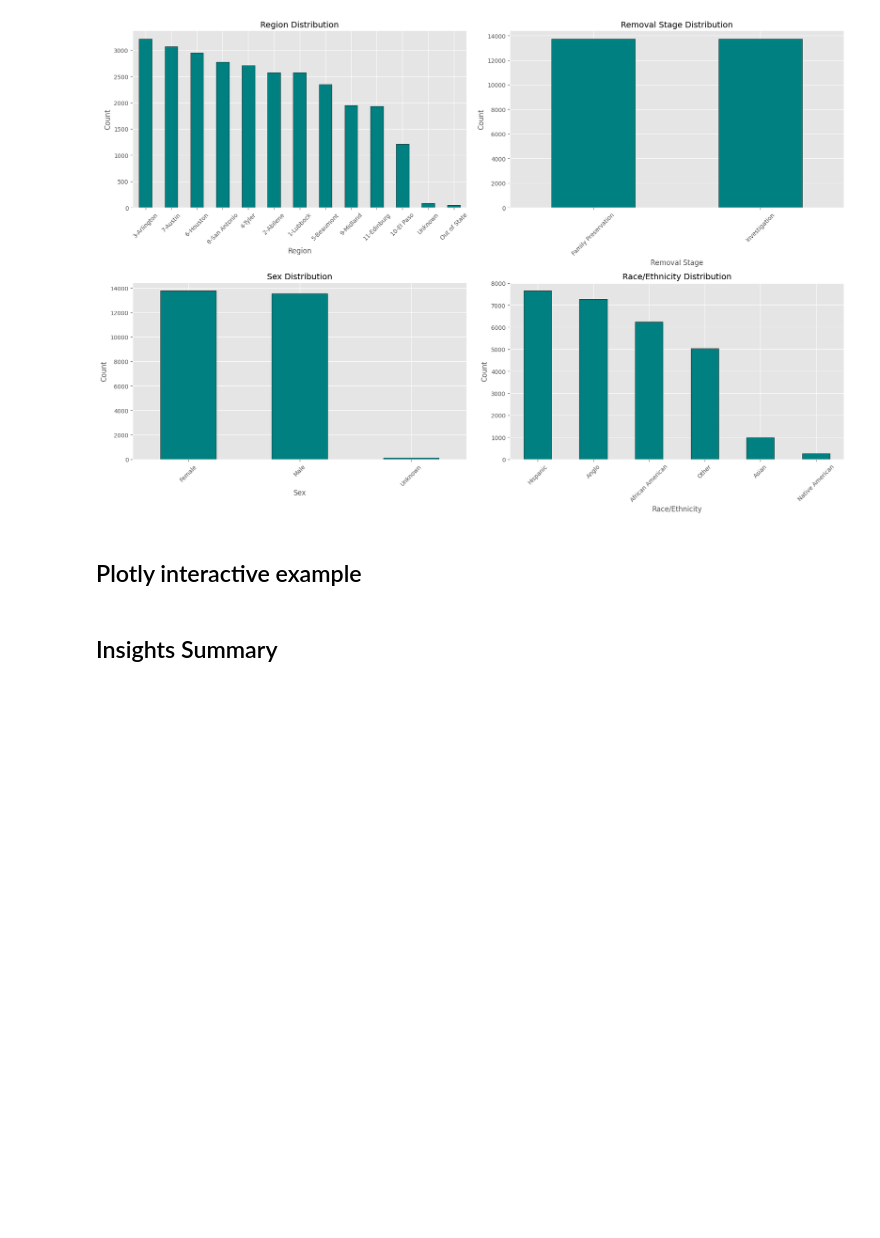
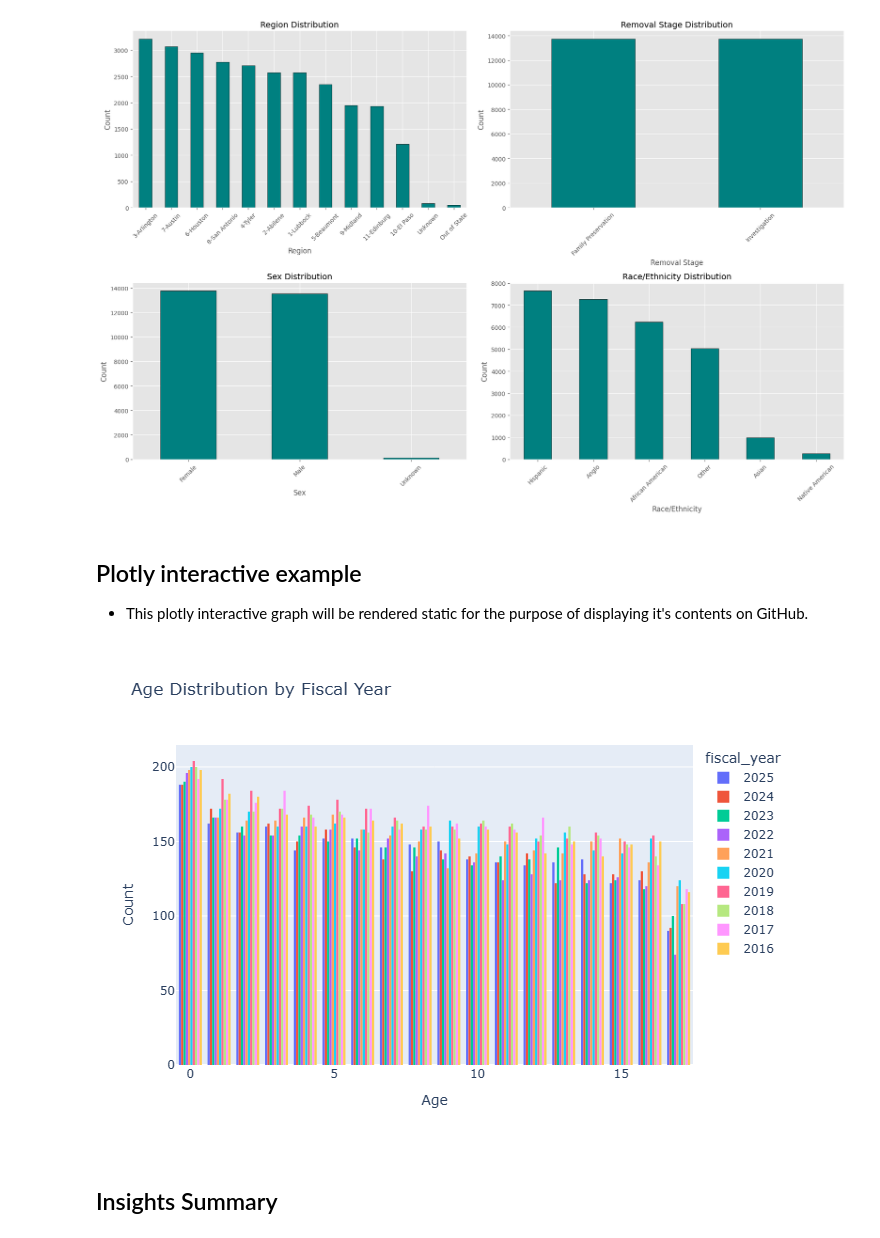
Before and after one commit to ahendrix83/data-analyst-portfolio, a Jupyter notebook: project1-eda/eda.ipynb, the cells around one changed output. Drawn from its saved outputs; the diff is of its cells as text; code cells hidden in the pictures; blank space fills up the shorter version.

Commit message:
adding static plotly visual will do a rendered version later'

```diff
--- a/project1-eda/eda.ipynb
+++ b/project1-eda/eda.ipynb
@@ -242,10 +243,17 @@ plt.show()
 [figure]
 # %% [markdown]
 ## Plotly interactive example
+* This plotly interactive graph will be rendered static for the purpose of displaying it's contents on GitHub.
 # %%
+# Set the default renderer to PNG or SVG so it displays on GitHub
+
+pio.renderers.default = "png"
+
 fig = px.histogram(df, x="age", color="fiscal_year", barmode="group", title="Age Distribution by Fiscal Year")
 fig.update_layout(xaxis_title="Age", yaxis_title="Count")
 fig.show()
+# %% [output]
+[figure, added]
 # %% [markdown]
 ## Insights Summary
 # %%
```
Also changed, not shown: parts of 1 cell of this notebook.
